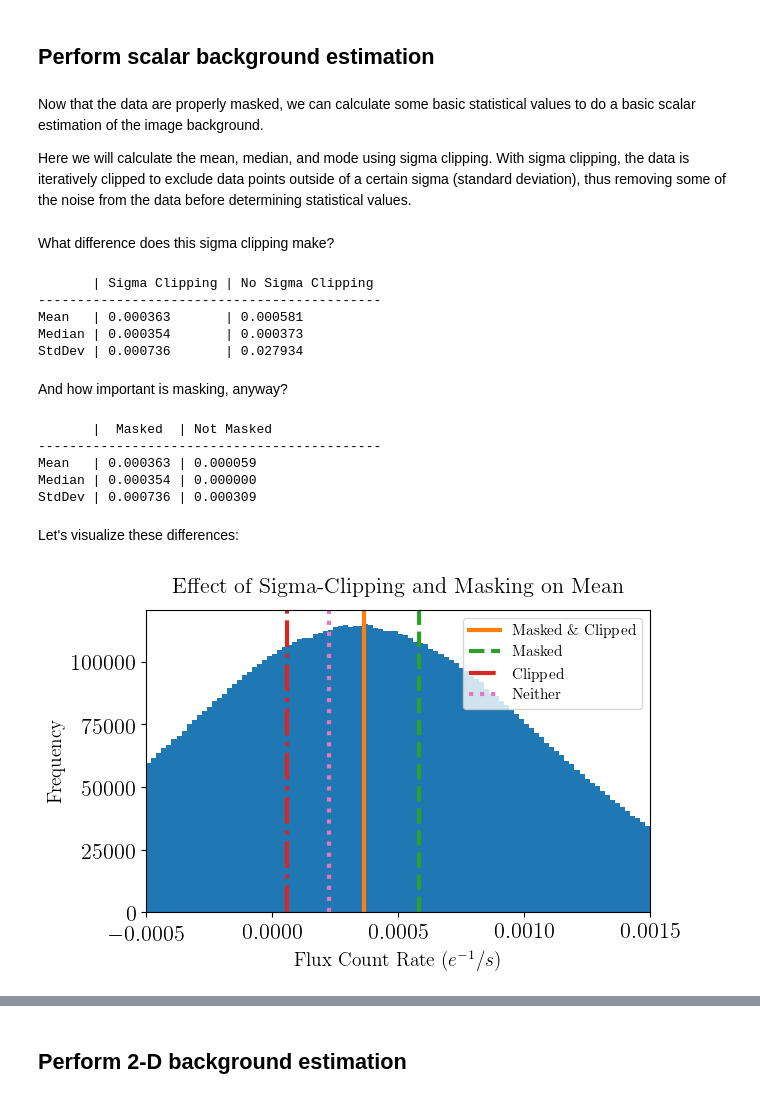
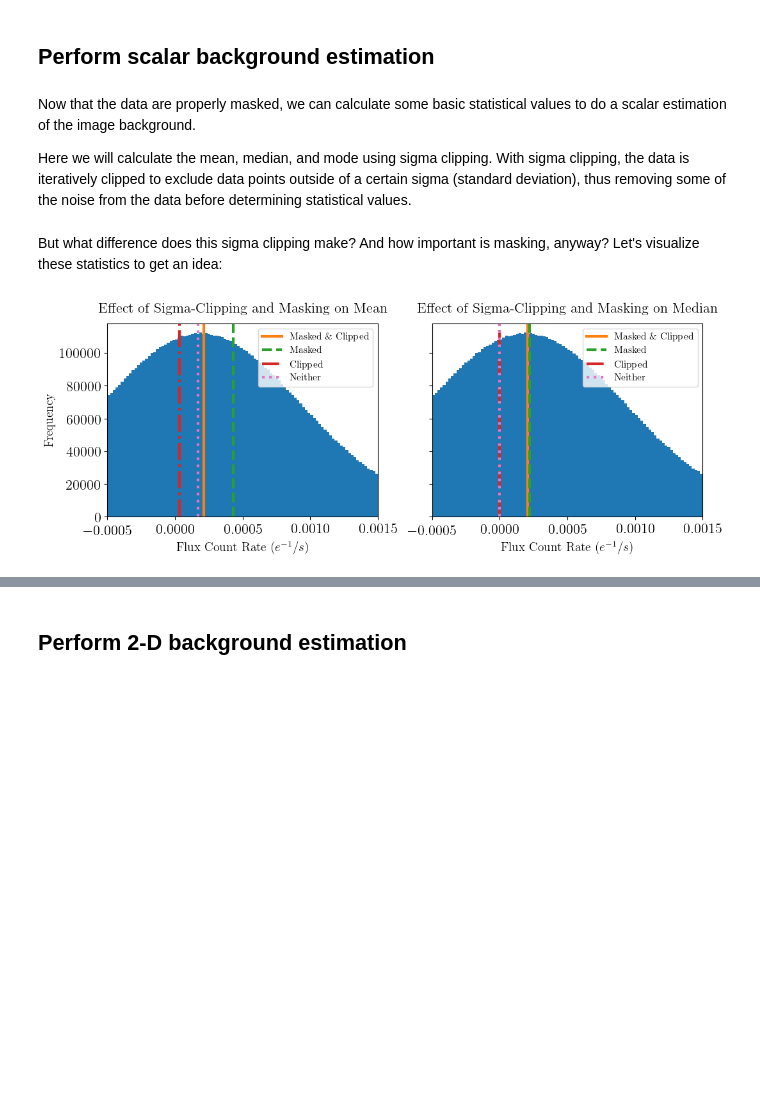
Before and after one commit to laurenmarietta/csi-stsci-notebooks, a Jupyter notebook: photutils/01_photutils_background_estimation.ipynb, the cells around one changed output, grey strips where cells are left out. Drawn from its saved outputs; the diff is of its cells as text; code cells hidden in the pictures; blank space fills up the shorter version.

Commit message:
First draft of background estimation notebook

```diff
--- a/photutils/01_photutils_background_estimation.ipynb
+++ b/photutils/01_photutils_background_estimation.ipynb
@@ -59,3 +68,6 @@ No.    Name      Ver    Type      Cards   Dimensions   Format
+# %%
+unit = u.ct / u.s
+nddata = NDData(data, unit=unit, meta=header)
 # %% [markdown]
 Let's look at the data:
 # %%
@@ -94,3 +98,6 @@ mask = data == 0
+# %%
+# Define the mask
+nddata.mask = nddata.data == 0
 # %%
 # Set up the figure with subplots
 fig, [ax1, ax2] = plt.subplots(1, 2, figsize=(12, 6), sharey=True)
@@ -119,71 +124,48 @@ plt.show()
 # %% [markdown]
 ## Perform scalar background estimation
 # %% [markdown]
-Now that the data are properly masked, we can calculate some basic statistical values to do a basic scalar estimation of the image background.
+Now that the data are properly masked, we can calculate some basic statistical values to do a scalar estimation of the image background.
 
 Here we will calculate the mean, median, and mode using sigma clipping. With sigma clipping, the data is iteratively clipped to exclude data points outside of a certain sigma (standard deviation), thus removing some of the noise from the data before determining statistical values.
 # %%
-mean, median, std = sigma_clipped_stats(data, sigma=3.0, iters=5, mask=mask)
+mean, median, std = sigma_clipped_stats(nddata.data, sigma=3.0, iters=5, mask=nddata.mask)
-# %% [markdown]
-What difference does this sigma clipping make?
-# %%
-print('''
-       | Sigma Clipping | No Sigma Clipping
---------------------------------------------
-Mean   | {:<14.6f} | {:.6f}
-Median | {:<14.6f} | {:.6f}
-StdDev | {:<14.6f} | {:.6f}
-'''.format(mean, np.average(data[~mask]), median, np.median(data[~mask]), std, np.std(data[~mask])))
-# %% [output]
-       | Sigma Clipping | No Sigma Clipping
---------------------------------------------
-Mean   | 0.000363       | 0.000581
-Median | 0.000354       | 0.000373
-StdDev | 0.000736       | 0.027934
-# %% [markdown]
-And how important is masking, anyway?
-# %%
-stats_nomask = sigma_clipped_stats(data, sigma=3.0, iters=5)
-print('''
-       |  Masked  | Not Masked
---------------------------------------------
-Mean   | {:<8.6f} | {:.6f}
-Median | {:<8.6f} | {:.6f}
-StdDev | {:<8.6f} | {:.6f}
-'''.format(mean, stats_nomask[0], median, stats_nomask[1], std, stats_nomask[2]))
-# %% [output]
-       |  Masked  | Not Masked
---------------------------------------------
-Mean   | 0.000363 | 0.000059
-Median | 0.000354 | 0.000000
-StdDev | 0.000736 | 0.000309
-# %% [markdown]
-Let's visualize these differences:
+# %% [markdown]
+But what difference does this sigma clipping make? And how important is masking, anyway? Let's visualize these statistics to get an idea:
 # %%
 # Set up the figure with subplots
-fig, ax1 = plt.subplots(1, 1, figsize=(6.5, 4))
+fig, [ax1, ax2] = plt.subplots(1, 2, figsize=(12, 4), sharey=True)
 
-# Plot histogram of the data
+# Plot histograms of the data
 flux_range = (-.5e-3, 1.5e-3)
-ax1.hist(data[~mask], bins=100, range=flux_range)
+ax1.hist(nddata.data[~nddata.mask], bins=100, range=flux_range)
+ax2.hist(nddata.data[~nddata.mask], bins=100, range=flux_range)
 
 # Plot lines for each kind of mean
 ax1.axvline(mean, label='Masked \& Clipped', c='C1', lw=3)
-ax1.axvline(np.average(data[~mask]), label='Masked', c='C2', ls='--', lw=3)
-ax1.axvline(no_mask[0], label='Clipped', c='C3', ls='-.', lw=3)
-ax1.axvline(np.average(data), label='Neither', c='C6', ls=':', lw=3)
-
-# ax1.set_xscale('log')
-# ax1.set_yscale('log')
+ax1.axvline(np.average(nddata.data[~nddata.mask]), label='Masked', c='C2', ls='--', lw=3)
+ax1.axvline(stats_nomask[0], label='Clipped', c='C3', ls='-.', lw=3)
+ax1.axvline(np.average(nddata.data), label='Neither', c='C6', ls=':', lw=3)
 
 ax1.set_xlim(flux_range)
-
 ax1.set_xlabel(r'Flux Count Rate ($e^{-1}/s$)', fontsize=14)
 ax1.set_ylabel('Frequency', fontsize=14)
 ax1.set_title('Effect of Sigma-Clipping and Masking on Mean', fontsize=16)
 ax1.legend(fontsize=11)
 
+
+# Plot lines for each kind of median
+ax2.axvline(median, label='Masked \& Clipped', c='C1', lw=3)
+ax2.axvline(np.median(nddata.data[~nddata.mask]), label='Masked', c='C2', ls='--', lw=3)
+ax2.axvline(stats_nomask[1], label='Clipped', c='C3', ls='-.', lw=3)
+ax2.axvline(np.median(nddata.data), label='Neither', c='C6', ls=':', lw=3)
+
+ax2.set_xlim(flux_range)
+ax2.set_xlabel(r'Flux Count Rate ($e^{-1}/s$)', fontsize=14)
+ax2.set_title('Effect of Sigma-Clipping and Masking on Median', fontsize=16)
+ax2.legend(fontsize=11)
+
+
 plt.show()
 # %% [output]
-[figure, old version]
+[figure, new version]
 # %% [markdown]
```
Also changed, not shown: parts of 35 cells of this notebook, 1 other file.
